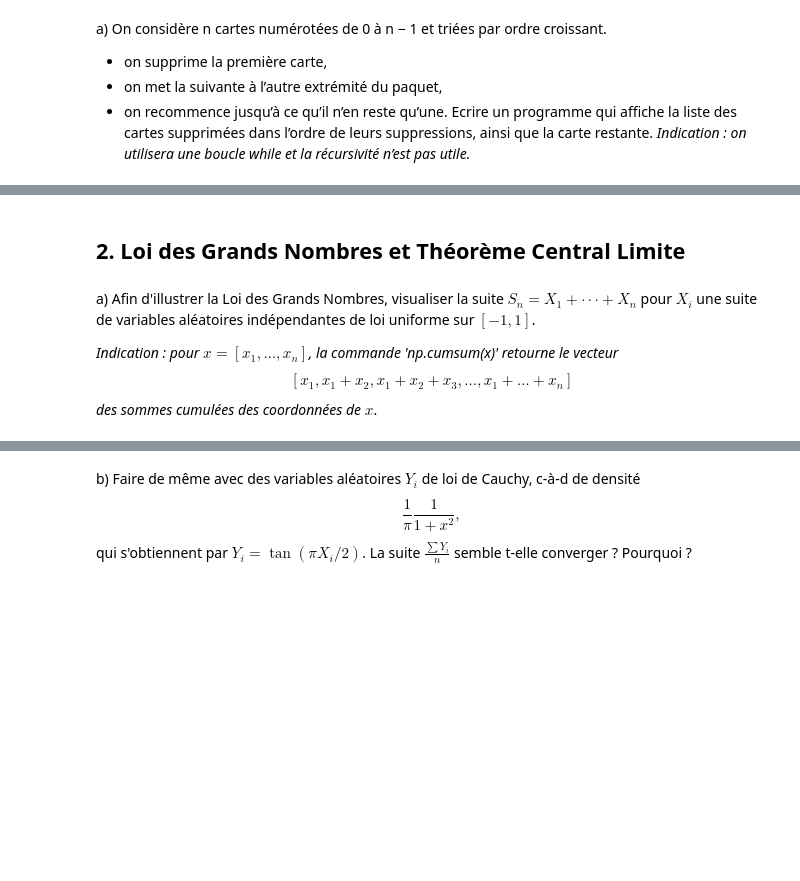
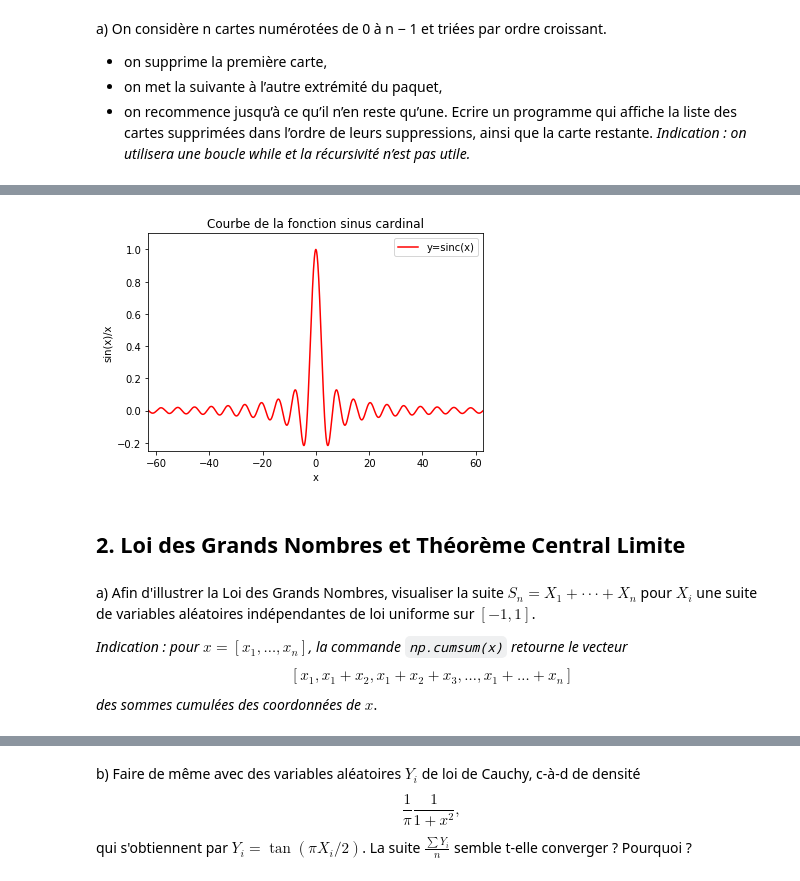
Before and after one commit to joanglaunes/algosto, a Jupyter notebook: python/TP1_intro_Python.ipynb, the cells around one changed output, grey strips where cells are left out. Saved outputs shown, nothing was run; the diff lists cells and outputs as text; code cells hidden in the pictures; blank space fills up the shorter version.

```diff
--- a/python/TP1_intro_Python.ipynb
+++ b/python/TP1_intro_Python.ipynb
@@ -28,7 +59,11 @@ Indication : $\pi$ s’obtient avec np.pi, la commande plt.plot(x,y,color="r",la
+# %%
+exo2()
+# %% [output]
+[figure, added]
 # %% [markdown]
 ## 2. Loi des Grands Nombres et Théorème Central Limite
 # %% [markdown]
 a) Afin d'illustrer la Loi des Grands Nombres, visualiser la suite $S_n = X_1+···+X_n$ pour $X_i$ une suite de variables aléatoires indépendantes de loi uniforme sur $[−1, 1]$.
 
-*Indication : pour $x= [x_1,\dots ,x_n]$, la commande 'np.cumsum(x)' retourne le vecteur
+*Indication : pour $x= [x_1,\dots ,x_n]$, la commande `np.cumsum(x)` retourne le vecteur
 $$[x_1, x_1 +x_2, x_1 +x_2 +x_3,\dots, x_1 +\dots+x_n]$$ des sommes cumulées des coordonnées de $x$*.
```
Also changed, not shown: parts of 17 cells of this notebook, 4 other files.
